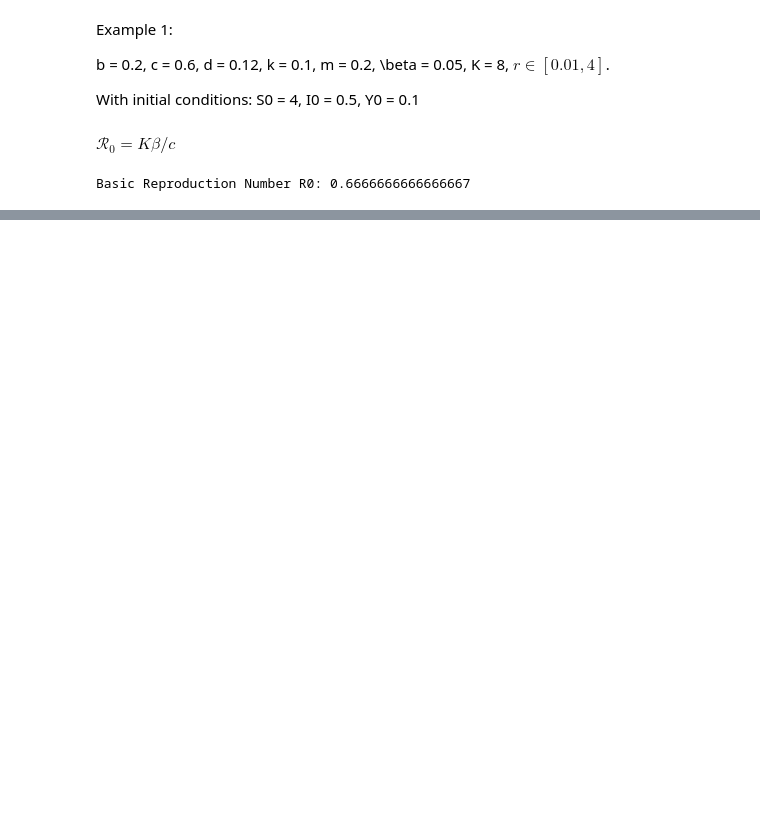
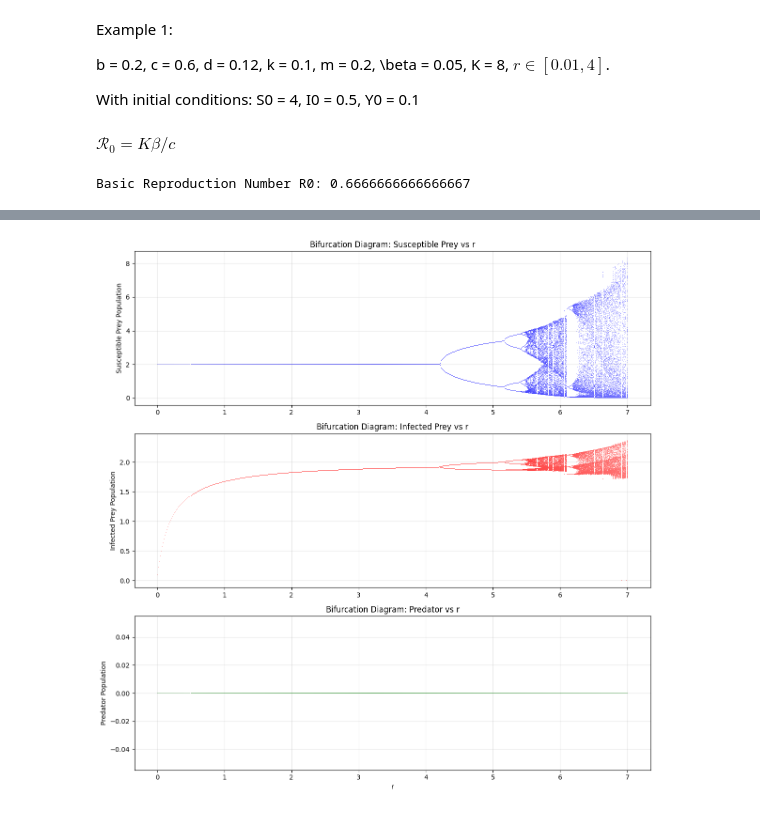
Before and after one commit to samueleserri/Eco-Epidemiological-model-with-disease-in-prey, a Jupyter notebook: src/simulations.ipynb, the cells around one changed output, grey strips where cells are left out. Saved outputs shown, nothing was run; the diff lists cells and outputs as text; code cells hidden in the pictures; blank space fills up the shorter version.

```diff
--- a/src/simulations.ipynb
+++ b/src/simulations.ipynb
@@ -52,0 +65,23 @@ model.plot_populations_vs_parameter("r", 2, 4, initial_conditions)
+# %%
+parameters = {
+    "r" : 0.01,
+    "b": 0.15,
+    "c": 0.1,
+    "d": 0.2,
+    "k": 0.2,
+    "m": 0.3,
+    "beta": 0.05,
+    "K" : 4
+}
+
+initial_conditions = {
+    "S0": 2,
+    "I0": 1,
+    "Y0": 0.5
+}
+
+model.update_parameters(parameters)
+# %%
+model.plot_bifurcation("r", 0.01, 7, initial_conditions)
+# %% [output]
+[figure, added]
```
Also changed, not shown: parts of 23 cells of this notebook, 1 other file.
